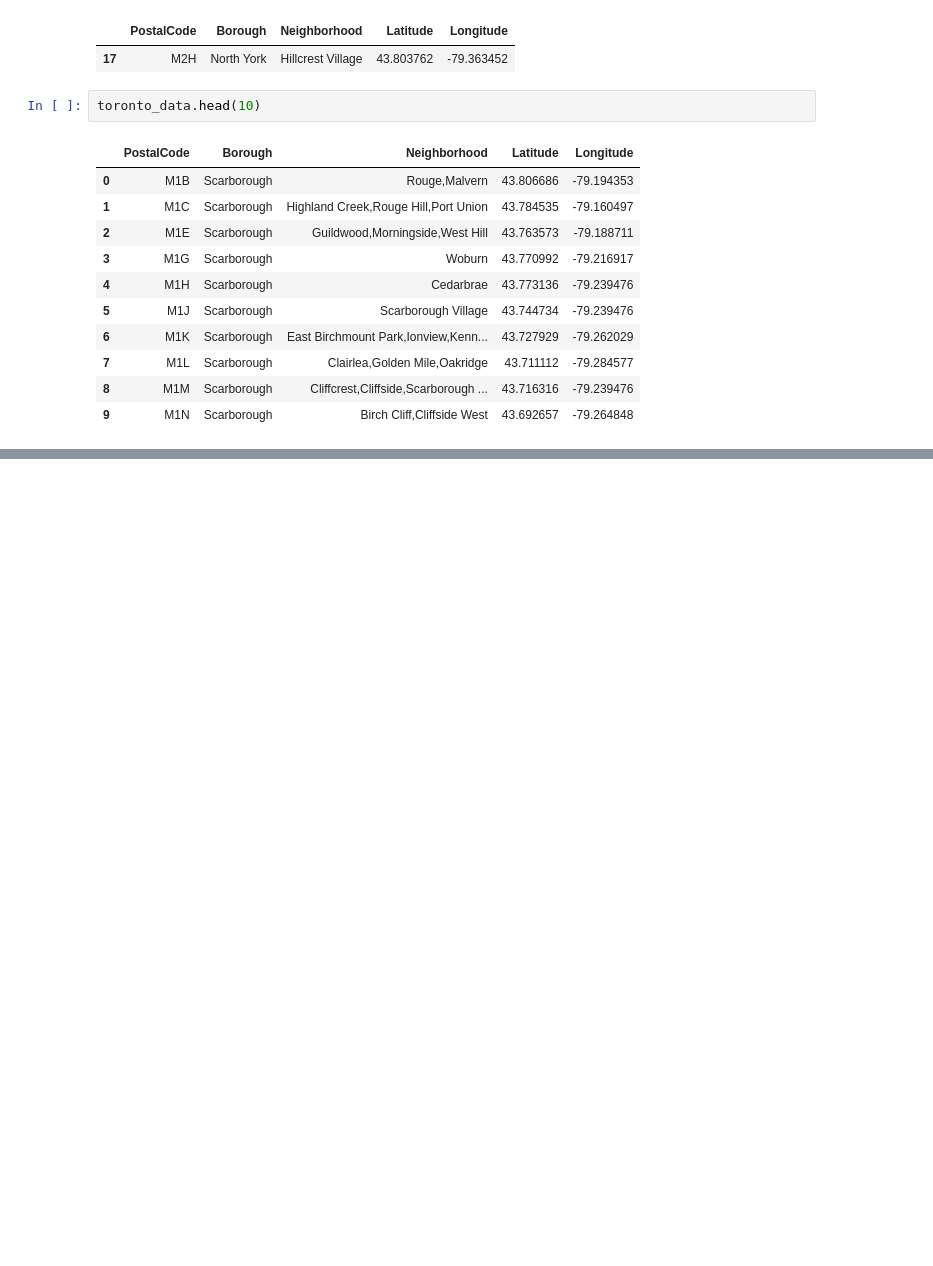
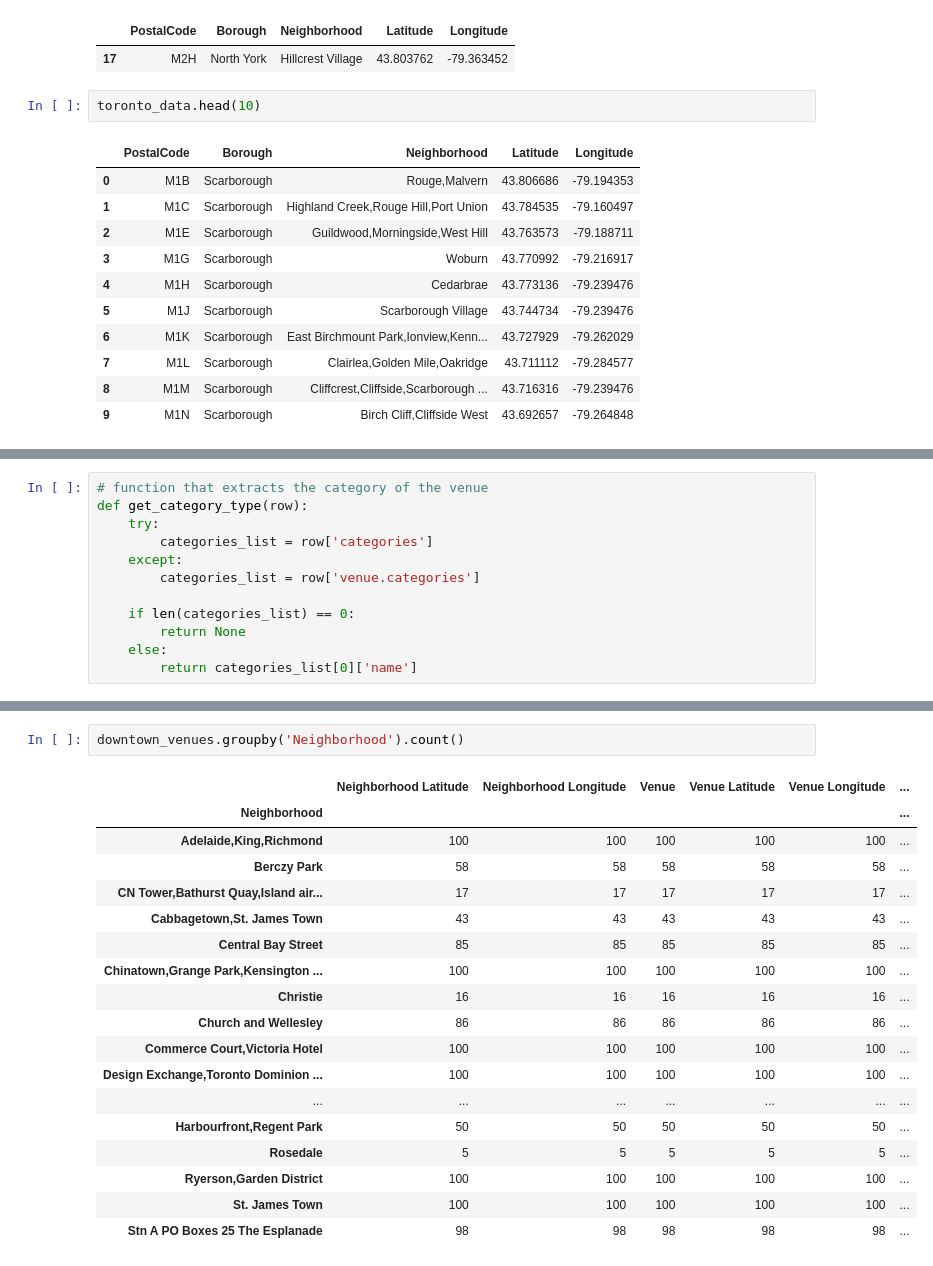
Before and after one commit to MateoBonnett/Coursera_Capstone, a Jupyter notebook: TORONTO_CLUSTERING.ipynb, the cells around one changed output, grey strips where cells are left out. Drawn from its saved outputs; the diff is of its cells as text; blank space fills up the shorter version.

```diff
--- a/TORONTO_CLUSTERING.ipynb
+++ b/TORONTO_CLUSTERING.ipynb
@@ -168,0 +336,12 @@ toronto_data.head(10)
+# %%
+# function that extracts the category of the venue
+def get_category_type(row):
+    try:
+        categories_list = row['categories']
+    except:
+        categories_list = row['venue.categories']
+
+    if len(categories_list) == 0:
+        return None
+    else:
+        return categories_list[0]['name']
@@ -168,0 +455,21 @@ toronto_data.head(10)
+# %%
+downtown_venues.groupby('Neighborhood').count()
+# %% [output]
+|  | Neighborhood Latitude | Neighborhood Longitude | Venue | Venue Latitude | Venue Longitude | ... |
+| Neighborhood |  |  |  |  |  | ... |
+| Adelaide,King,Richmond | 100 | 100 | 100 | 100 | 100 | ... |
+| Berczy Park | 58 | 58 | 58 | 58 | 58 | ... |
+| CN Tower,Bathurst Quay,Island air... | 17 | 17 | 17 | 17 | 17 | ... |
+| Cabbagetown,St. James Town | 43 | 43 | 43 | 43 | 43 | ... |
+| Central Bay Street | 85 | 85 | 85 | 85 | 85 | ... |
+| Chinatown,Grange Park,Kensington ... | 100 | 100 | 100 | 100 | 100 | ... |
+| Christie | 16 | 16 | 16 | 16 | 16 | ... |
+| Church and Wellesley | 86 | 86 | 86 | 86 | 86 | ... |
+| Commerce Court,Victoria Hotel | 100 | 100 | 100 | 100 | 100 | ... |
+| Design Exchange,Toronto Dominion ... | 100 | 100 | 100 | 100 | 100 | ... |
+| ... | ... | ... | ... | ... | ... | ... |
+| Harbourfront,Regent Park | 50 | 50 | 50 | 50 | 50 | ... |
+| Rosedale | 5 | 5 | 5 | 5 | 5 | ... |
+| Ryerson,Garden District | 100 | 100 | 100 | 100 | 100 | ... |
+| St. James Town | 100 | 100 | 100 | 100 | 100 | ... |
+| Stn A PO Boxes 25 The Esplanade | 98 | 98 | 98 | 98 | 98 | ... |
```
Also changed, not shown: parts of 46 cells of this notebook.
